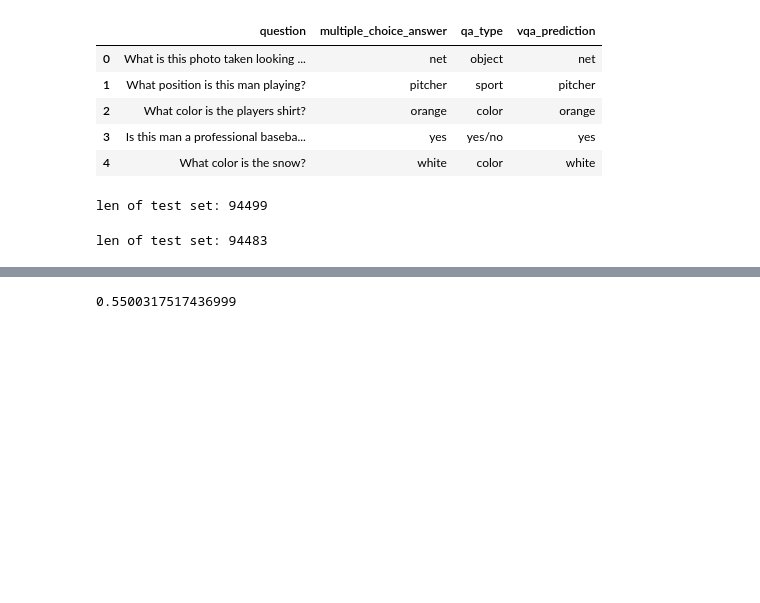
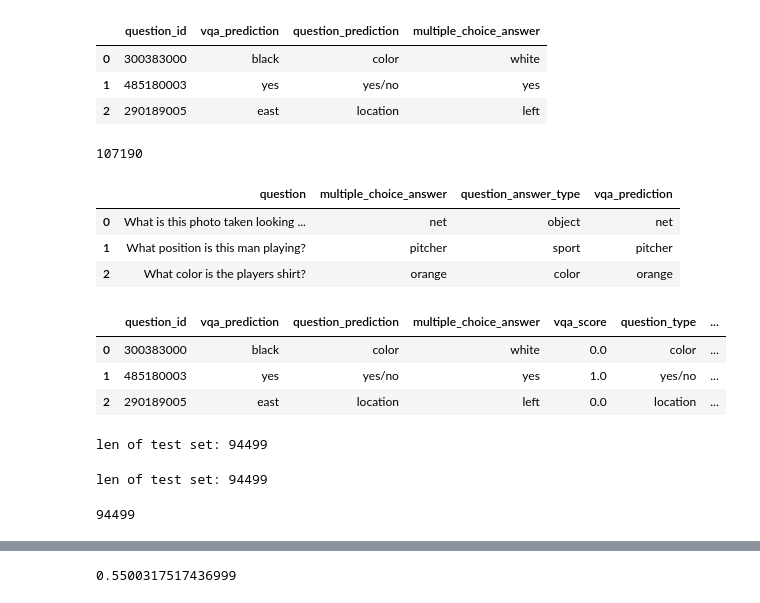
Before and after one commit to parkerhuynh/chatgpt-hie-vqa, a Jupyter notebook: result_analysis/vqav2_evaluation.ipynb, the cells around one changed output, grey strips where cells are left out. Cells and saved outputs as stored; diff of their text form; code cells hidden in the pictures; blank space fills up the shorter version.

Commit message:
add result analysis

```diff
--- a/result_analysis/vqav2_evaluation.ipynb
+++ b/result_analysis/vqav2_evaluation.ipynb
@@ -103,18 +105,25 @@ for vqav2_answer in  vqav2_answers:
 test_result = pd.read_csv("test_predictions.csv")
 test_result["multiple_choice_answer"] = test_result["question_id"].apply(lambda x: vqav2_processed_answers[x]["multiple_choice_answer"])
 test_result = test_result[test_result["multiple_choice_answer"].isin(vqa_ans_to_idx.keys())]
+len(test_result)
+test_result.head(3)
+# %% [output]
+|  | question_id | vqa_prediction | question_prediction | multiple_choice_answer |
+| 0 | 300383000 | black | color | white |
+| 1 | 485180003 | yes | yes/no | yes |
+| 2 | 290189005 | east | location | left |
 # %%
 question_answer_pair_type = pd.read_csv("vqa_test_qa_type.csv")
 question_answer_pair_type = question_answer_pair_type.rename(columns={"answer": "multiple_choice_answer"})
 question_answer_pair_type["vqa_prediction"] = question_answer_pair_type["multiple_choice_answer"]
-question_answer_pair_type.head()
+print(len(question_answer_pair_type))
+question_answer_pair_type.head(3)
 # %% [output]
+107190
-|  | question | multiple_choice_answer | qa_type | vqa_prediction |
+|  | question | multiple_choice_answer | question_answer_type | vqa_prediction |
 | 0 | What is this photo taken looking ... | net | object | net |
 | 1 | What position is this man playing? | pitcher | sport | pitcher |
 | 2 | What color is the players shirt? | orange | color | orange |
-| 3 | Is this man a professional baseba... | yes | yes/no | yes |
-| 4 | What color is the snow? | white | color | white |
 # %%
 def map_answer_scores(question_id, vqa_prediction):
     score_dict = vqav2_processed_answers[question_id]["answer_dict"]
@@ -131,16 +139,25 @@ except:
 test_result["vqa_score"] = test_result[["question_id", "vqa_prediction"]].apply(lambda x: map_answer_scores(x["question_id"], x["vqa_prediction"]), axis = 1)
 test_result["question_type"] = test_result["question_id"].apply(lambda x: vqav2_processed_answers[x]["question_type"])
 test_result["question"] = test_result["question_id"].apply(lambda x: vqav2_processed_answers[x]["question"])
+test_result.head(3)
+# %% [output]
+|  | question_id | vqa_prediction | question_prediction | multiple_choice_answer | vqa_score | question_type | ... |
+| 0 | 300383000 | black | color | white | 0.0 | color | ... |
+| 1 | 485180003 | yes | yes/no | yes | 1.0 | yes/no | ... |
+| 2 | 290189005 | east | location | left | 0.0 | location | ... |
 # %%
 print(f"len of test set: {len(test_result)}")
 # %% [output]
 len of test set: 94499
 # %%
-test_result= pd.merge(test_result, question_answer_pair_type[['question', 'multiple_choice_answer', 'qa_type']], on=['question', 'multiple_choice_answer'], how='inner')
-test_result = test_result.rename(columns ={'qa_type': 'qa_type_label'})
+test_result= pd.merge(test_result, question_answer_pair_type[['question', 'multiple_choice_answer', 'question_answer_type']], on=['question', 'multiple_choice_answer'], how='left')
+test_result = test_result.rename(columns ={'question_answer_type': 'question_answer_type_label'})
 print(f"len of test set: {len(test_result)}")
 # %% [output]
-len of test set: 94483
+len of test set: 94499
 # %%
-test_result = pd.merge(test_result, question_answer_pair_type[['question', 'vqa_prediction', 'qa_type']], on=['question', 'vqa_prediction'], how='left')
-test_result = test_result.rename(columns ={'qa_type': 'qa_type_prediction'})
+test_result = pd.merge(test_result, question_answer_pair_type[['question', 'vqa_prediction', 'question_answer_type']], on=['question', 'vqa_prediction'], how='left')
+test_result = test_result.rename(columns ={'question_answer_type': 'question_answer_type_prediction'})
+len(test_result)
+# %% [output]
+94499
```
Also changed, not shown: parts of 9 cells of this notebook, 2 other files.
